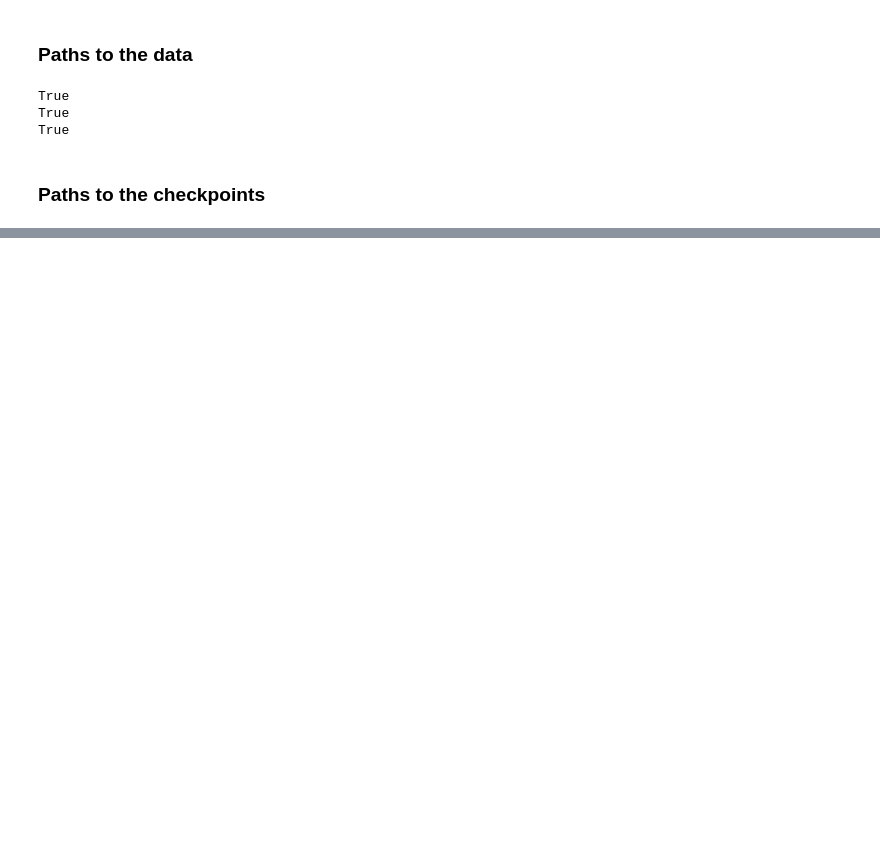
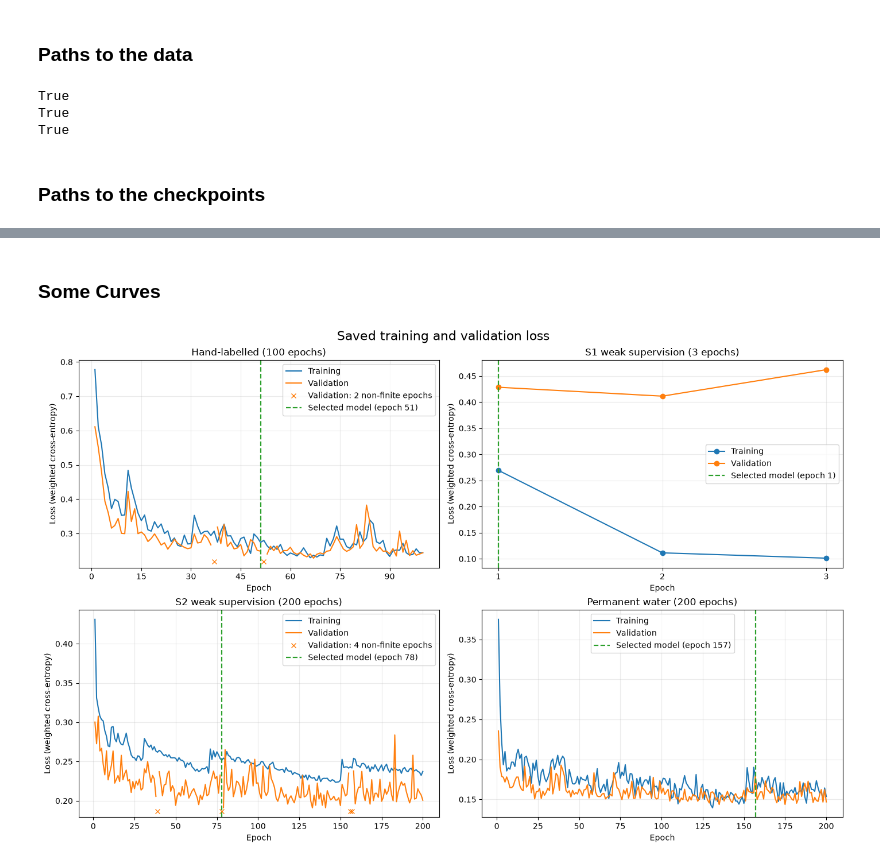
Before and after one commit to stefanoIn/T12_code, a Jupyter notebook: runtime/experiments/sen1floods11/fcnn_evaluation.ipynb, the cells around one changed output, grey strips where cells are left out. Saved outputs shown, nothing was run; the diff lists cells and outputs as text; code cells hidden in the pictures; blank space fills up the shorter version.

```diff
--- a/runtime/experiments/sen1floods11/fcnn_evaluation.ipynb
+++ b/runtime/experiments/sen1floods11/fcnn_evaluation.ipynb
@@ -31,9 +39,10 @@ original_handlabeled_cp = original_checkpoints_path + "/5e4_handlabeled_0_8_0.43
 original_perm_cp = original_checkpoints_path + "/5e4_permanent_0_180_0.8432363867759705.cp"
 original_s1weak_cp = original_checkpoints_path + "/5e4_s1weak_2_3_0.45159465074539185.cp"
 # %%
-my_checkpoints_path = "/runs/checkpoints"
+# Read our selected models directly from the curated checkpoint folder.
+my_checkpoints_path = Path("runs/best_checkpoints")
 
-my_s2weak_cp = my_checkpoints_path + "/Sen1Floods11_s2_weak_epoch049_valIoU0.577610.cp"
-my_handlabeled_cp = my_checkpoints_path + "/Sen1Floods11_hand_labeled_epoch051_valIoU0.539782.cp"
-my_perm_cp = my_checkpoints_path +"/Sen1Floods11_permanent_water_epoch157_valIoU0.854816.cp"
-my_s1weak_cp = my_checkpoints_path +"/Sen1Floods11_permanent_water_epoch157_valIoU0.854816.cp"
+my_s2weak_cp = my_checkpoints_path / "Sen1Floods11_s2_weak_epoch078_valIoU0.619410.cp"
+my_handlabeled_cp = my_checkpoints_path / "Sen1Floods11_hand_labeled_epoch051_valIoU0.539782.cp"
+my_perm_cp = my_checkpoints_path / "Sen1Floods11_permanent_water_epoch157_valIoU0.854816.cp"
+my_s1weak_cp = my_checkpoints_path / "Sen1Floods11_s1_weak_epoch001_valIoU0.438605.cp"
@@ -39,0 +120,66 @@ my_s1weak_cp = my_checkpoints_path +"/Sen1Floods11_permanent_water_epoch157_valI
+# %% [markdown]
+### Some Curves
+# %%
+# Use the saved histories defined above; no training or evaluation is rerun.
+history_paths = {
+    "Hand-labelled": my_handlabeled_history,
+    "S1 weak supervision": my_s1weak_history,
+    "S2 weak supervision": my_s2weak_history,
+    "Permanent water": my_perm_history,
+}
+
+# Use the checkpoint chosen for evaluation, rather than the minimum plotted loss.
+# The training run selected checkpoints using validation IoU.
+checkpoint_paths = {
+    "Hand-labelled": my_handlabeled_cp,
+    "S1 weak supervision": my_s1weak_cp,
+    "S2 weak supervision": my_s2weak_cp,
+    "Permanent water": my_perm_cp,
+}
+
+# Plot the recorded loss at each epoch without smoothing or rescaling it.
+fig, axes = plt.subplots(2, 2, figsize=(14, 9), constrained_layout=True)
+for ax, (name, history_path) in zip(axes.flat, history_paths.items()):
+    history = json.loads(Path(history_path).read_text(encoding="utf-8"))
+    history = sorted(history, key=lambda row: row["epoch"])
+    epochs = np.array([row["epoch"] for row in history])
+
+    for prefix, label, color in (
+        ("training", "Training", "tab:blue"),
+        ("validation", "Validation", "tab:orange"),
+    ):
+        losses = np.array([row[f"{prefix}_loss"] for row in history], dtype=float)
+        missing = ~np.isfinite(losses)
+        # Leave NaN/Inf as gaps, rather than interpolating or replacing them with zero.
+        losses[missing] = np.nan
+        ax.plot(epochs, losses, label=label, color=color,
+                marker="o" if len(epochs) <= 10 else None, linewidth=1.5)
+        if missing.any():
+            # Marks use axes height, not loss values; they identify the missing epochs.
+            ax.plot(epochs[missing], np.full(missing.sum(), 0.03),
+                    linestyle="none", marker="x", color=color,
+                    transform=ax.get_xaxis_transform(),
+                    label=f"{label}: {missing.sum()} non-finite epochs")
+
+    # Checkpoint filenames store the same one-based epochs as the saved history.
+    match = re.search(r"_epoch(\d+)_", Path(checkpoint_paths[name]).name)
+    if match is None:
+        raise ValueError(f"Cannot read selected epoch from {checkpoint_paths[name]}")
+    selected_epoch = int(match.group(1))
+    if selected_epoch not in epochs:
+        raise ValueError(f"Selected epoch {selected_epoch} is absent from {history_path}")
+    ax.axvline(selected_epoch, color="tab:green", linestyle="--", linewidth=1.6,
+               label=f"Selected model (epoch {selected_epoch})")
+
+    # Separate axes accommodate different run lengths and loss ranges.
+    ax.set_title(f"{name} ({len(history)} epochs)")
+    ax.set_xlabel("Epoch")
+    ax.set_ylabel("Loss (weighted cross-entropy)")
+    ax.xaxis.set_major_locator(MaxNLocator(integer=True))
+    ax.grid(alpha=0.25)
+    ax.legend()
+
+fig.suptitle("Saved training and validation loss", fontsize=16)
+plt.show()
+# %% [output]
+[figure, added]
```
Also changed, not shown: parts of 5 cells of this notebook.
